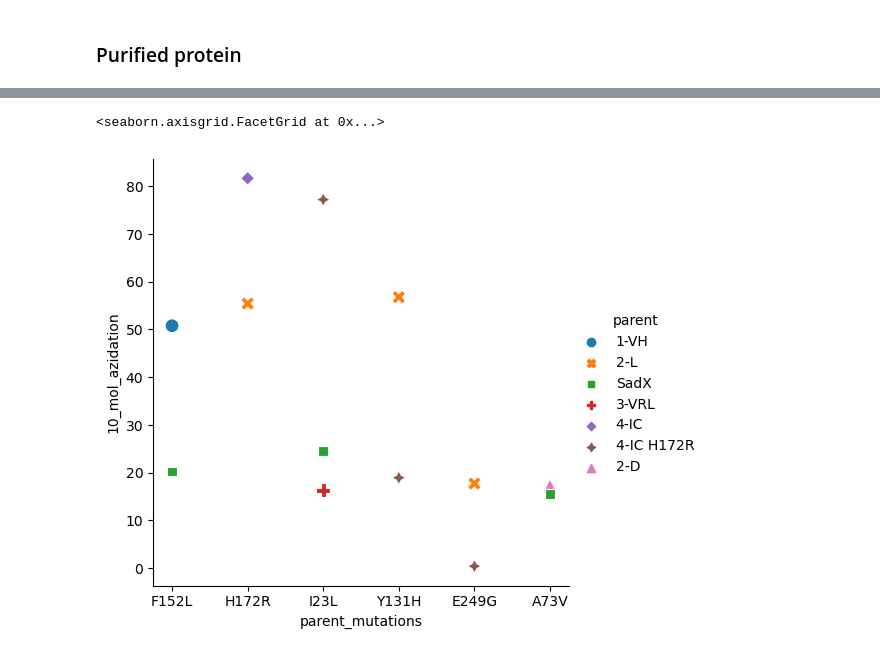
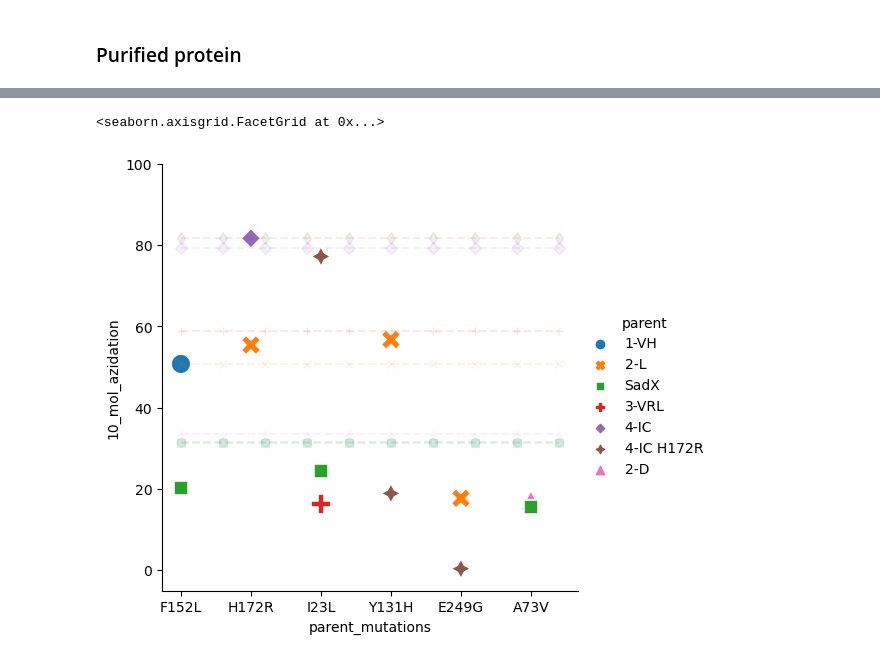
Before and after one commit to RomeroLab/sadx-latent-function, a Jupyter notebook: projects/Biochemical_Ordinal/scripts/nb_plot_regression_predictions.ipynb, the cells around one changed output, grey strips where cells are left out. Saved outputs shown, nothing was run; the diff lists cells and outputs as text; code cells hidden in the pictures.

Commit message:
Plot parents

```diff
--- a/projects/Biochemical_Ordinal/scripts/nb_plot_regression_predictions.ipynb
+++ b/projects/Biochemical_Ordinal/scripts/nb_plot_regression_predictions.ipynb
@@ -113,3 +114,8 @@ df_pure_single_variant_multiple_tests
 | 36 | 2-D A73V | 2-D | A73V | MQHTYPAQLMRFGTAARAEHMTIAAAIHALDAD... | NaN | NaN | ... |
 | 43 | SadX A73V | SadX | A73V | MQHTYPAQLMRFGTAARAEHMTIAAAIHALDAD... | NaN | NaN | ... |
 | 52 | SadX F152L | SadX | F152L | MQHTYPAQLMRFGTAARAEHMTIAAAIHALDAD... | NaN | NaN | ... |
+# %%
+df_pure_parents = pd.DataFrame({"parents":df_pure_single_variant_multiple_tests.parent.unique()})
+
+df_pure_parents["10_mol_azidation"] = \
+    df_pure_parents.parents.map(lambda x: df_pure["10_mol_azidation"][df_pure.name == x].item())
@@ -116,7 +133,18 @@ df_pure_single_variant_multiple_tests
 # %%
-sns.relplot(data=df_pure_single_variant_multiple_tests,
+g = sns.relplot(data=df_pure_single_variant_multiple_tests,
             x="parent_mutations", y="10_mol_azidation", hue="parent",
-            style="parent", s=100)
+            style="parent", s=200)
+
+markers_list = ["o", "x", "s", "+", "D", "d", "2"]
+ax = g.ax
+for i, x in enumerate(g.legend.legendHandles):
+    label = x.get_label()
+    fc = x.get_fc()
+    parent_val = df_pure_parents["10_mol_azidation"][df_pure_parents.parents == label].item()
+    ax.plot(np.arange(0, 6, .6), np.repeat(parent_val, 10), color=fc,
+            linestyle="--",
+            marker=markers_list[i], alpha=0.1)
+g.set(ylim=(-5, 100))
 # %% [output]
 <seaborn.axisgrid.FacetGrid at 0x...>
-[figure, old version]
+[figure, new version]
```
Also changed, not shown: parts of 4 cells of this notebook.
